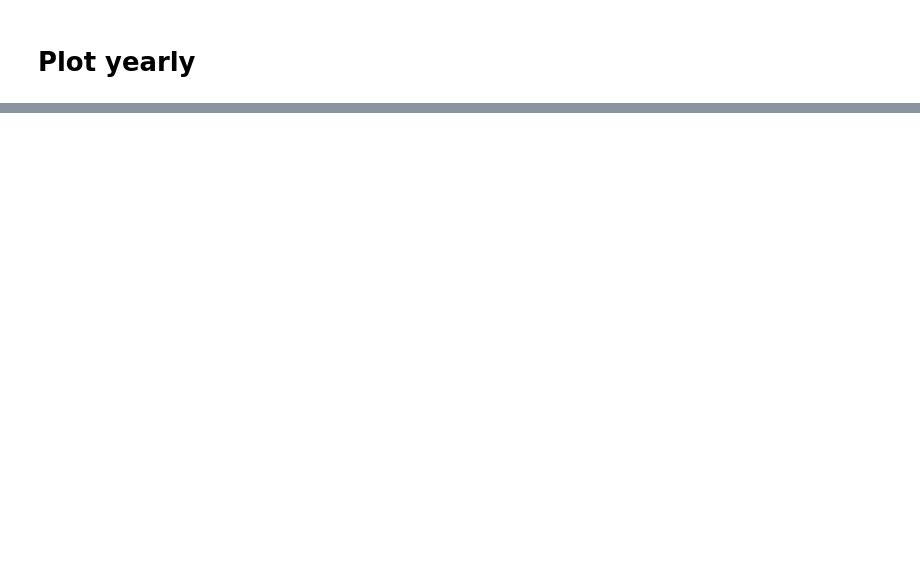
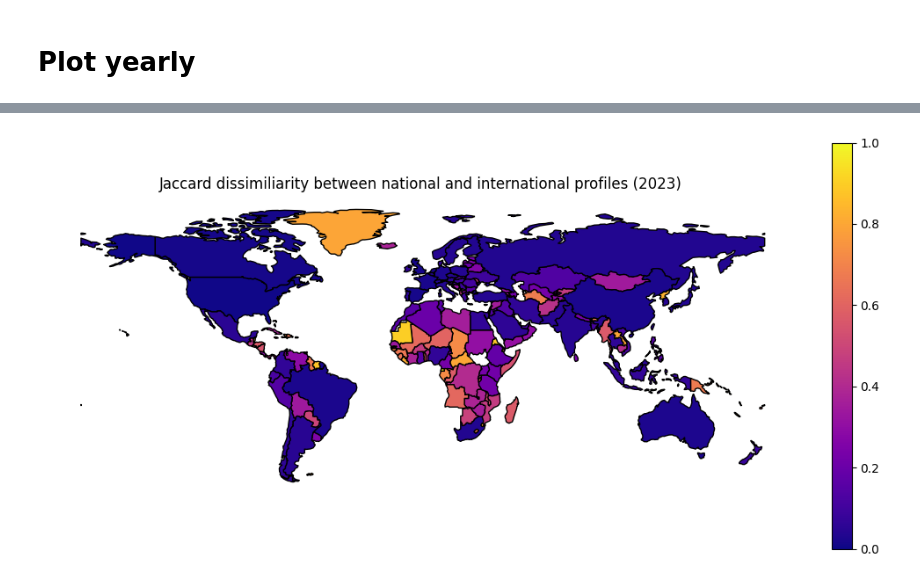
Before and after one commit to irivorobey/geoTopics, a Jupyter notebook: irina/probabilities_compare_national_international.ipynb, the cells around one changed output, grey strips where cells are left out. Drawn from its saved outputs; the diff is of its cells as text; code cells hidden in the pictures; blank space fills up the shorter version.

```diff
--- a/irina/probabilities_compare_national_international.ipynb
+++ b/irina/probabilities_compare_national_international.ipynb
@@ -555,3 +598,41 @@ px.line(
+# %%
+year = 2022
+country_list = ["US", "CN", "ES", "TN", "GE", "MR", "ST"]
+
+jaccard = lambda country: round(df_stats_dyn.set_index(["country", "year"]).loc[(country, year), "jaccard"], 2)
+w1 = lambda country : round(df_stats_dyn.set_index(["country", "year"]).loc[(country, year), "w1_tree"], 2)
+
+legend_name = lambda country: f"J={jaccard(country)}, W1={w1(country)} -- {uf.id2name_country[country]}"
+
+df_box = (
+    df_prob_yearly.query(f"year == @year and country in @country_list and mode == \"{mode_list[0]}\"").drop(["year", "mode"], axis=1).set_index("country")
+    .sub(df_prob_yearly.query(f"year == @year and country in @country_list and mode == \"{mode_list[1]}\"").drop(["year", "mode"], axis=1).set_index("country"))
+    .reset_index(names="country")
+    .melt(id_vars=["country"], var_name="subfield_id", value_name="value")
+)
+fig = px.box(
+    df_box,
+    x="value",
+    y="country",
+    points="outliers",
+    title="Distributions: Prob(individual) - Prob(collaborative)",
+    color="country"
+)
+fig.for_each_trace(
+    lambda t: t.update(
+        name=legend_name(t.name),
+    )
+)
+# %%
+year = 2023
+fig, ax = uf.plot_map_continuous((
+    df_stats_dyn
+    .query("year == @year")
+), "jaccard", range = (0, 1), title=f"Jaccard dissimiliarity between national and international profiles ({year})"
+)
+# fig.savefig(f"../images/map_w1_tree_{year}.png")
+# %% [output]
+[figure, added]
 # %%
 year = 2023
 fig, ax = uf.plot_map_continuous((
```
Also changed, not shown: parts of 23 cells of this notebook, 3 other files.
